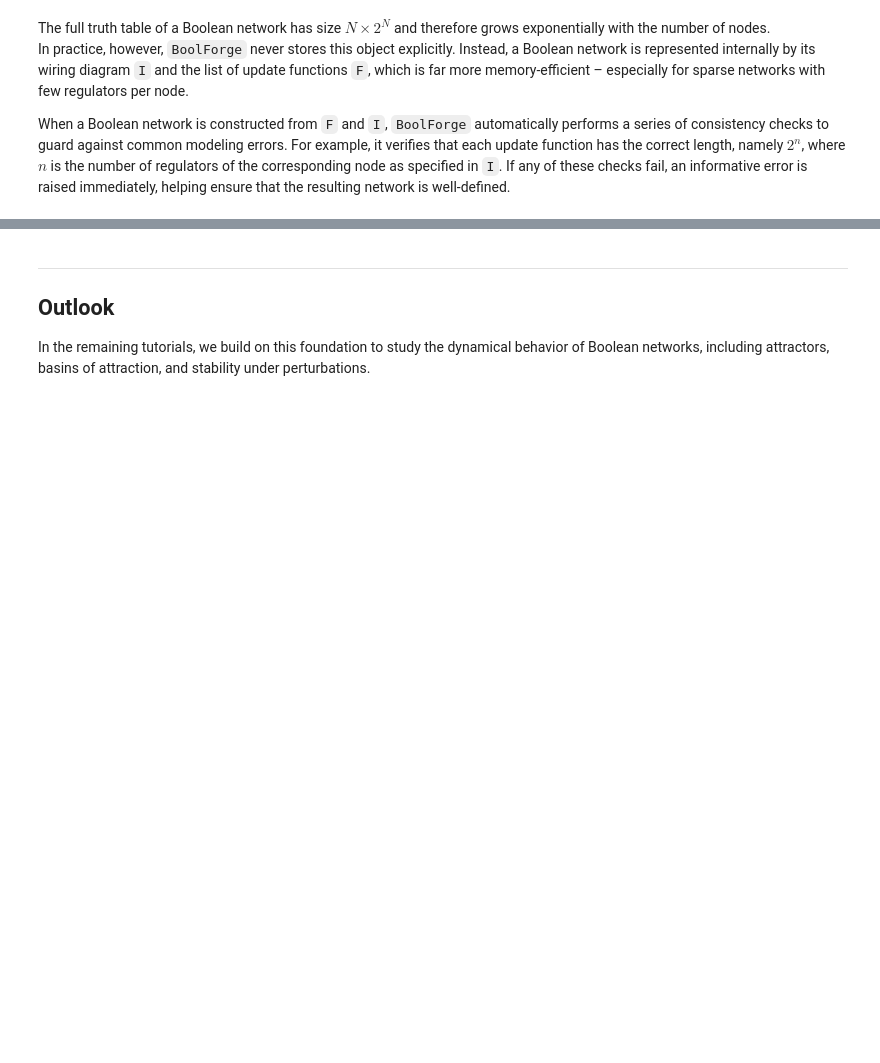
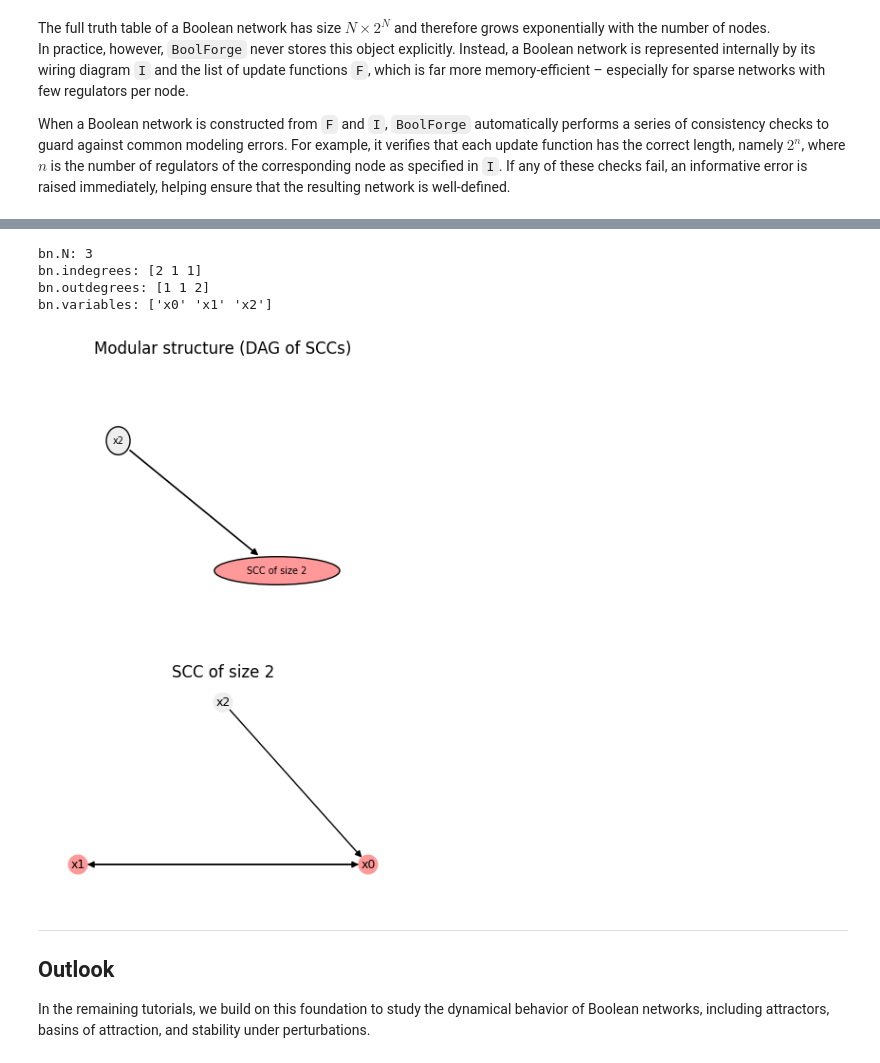
Before and after one commit to ckadelka/BoolForge, a Jupyter notebook: tutorials/tutorial06_boolean_networks.ipynb, the cells around one changed output, grey strips where cells are left out. Saved outputs shown, nothing was run; the diff lists cells and outputs as text; code cells hidden in the pictures; blank space fills up the shorter version.

```diff
--- a/tutorials/tutorial06_boolean_networks.ipynb
+++ b/tutorials/tutorial06_boolean_networks.ipynb
@@ -265,9 +380,16 @@ The class `BooleanNetwork` inherits all properties of `WiringDiagram`.
 # %%
 print("bn.N:", bn.N)
 print("bn.indegrees:", bn.indegrees)
 print("bn.outdegrees:", bn.outdegrees)
-print("bn.N_constants:", bn.N_constants)
-print("bn.N_variables:", bn.N_variables)
+print("bn.variables:", bn.variables)
+
+bn.plot();
+# %% [output]
+bn.N: 3
+bn.indegrees: [2 1 1]
+bn.outdegrees: [1 1 2]
+bn.variables: ['x0' 'x1' 'x2']
+[figure, added]
 # %% [markdown]
 ---
 ## Outlook
```
Also changed, not shown: parts of 23 cells of this notebook, 14 other files.
